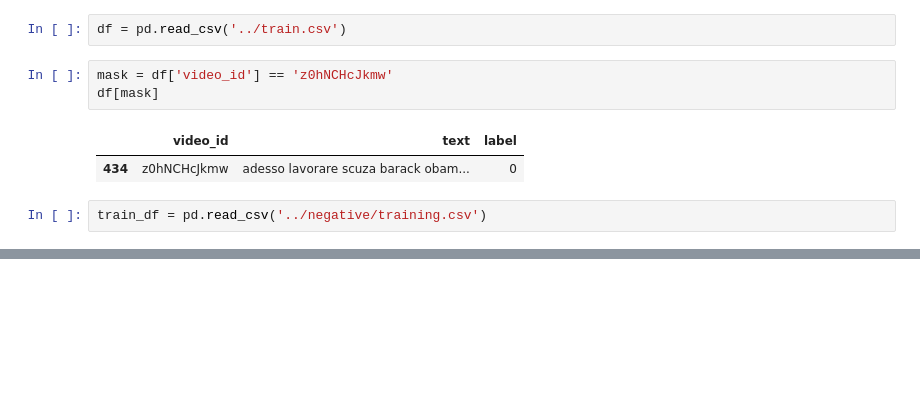
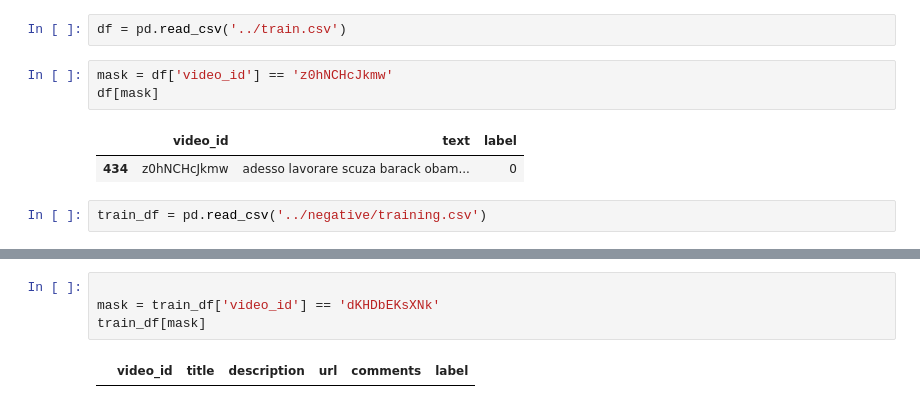
Before and after one commit to davendramaharaj1/deepfake_extractions, a Jupyter notebook: data_exp_notebooks/analyze_data.ipynb, the cells around one changed output, grey strips where cells are left out. Saved outputs shown, nothing was run; the diff lists cells and outputs as text; blank space fills up the shorter version.

```diff
--- a/data_exp_notebooks/analyze_data.ipynb
+++ b/data_exp_notebooks/analyze_data.ipynb
@@ -285,0 +327,6 @@ train_df[mask]
+# %%
+
+mask = train_df['video_id'] == 'dKHDbEKsXNk'
+train_df[mask]
+# %% [output]
+|  | video_id | title | description | url | comments | label |
```
Also changed, not shown: parts of 17 cells of this notebook, 7 other files.
